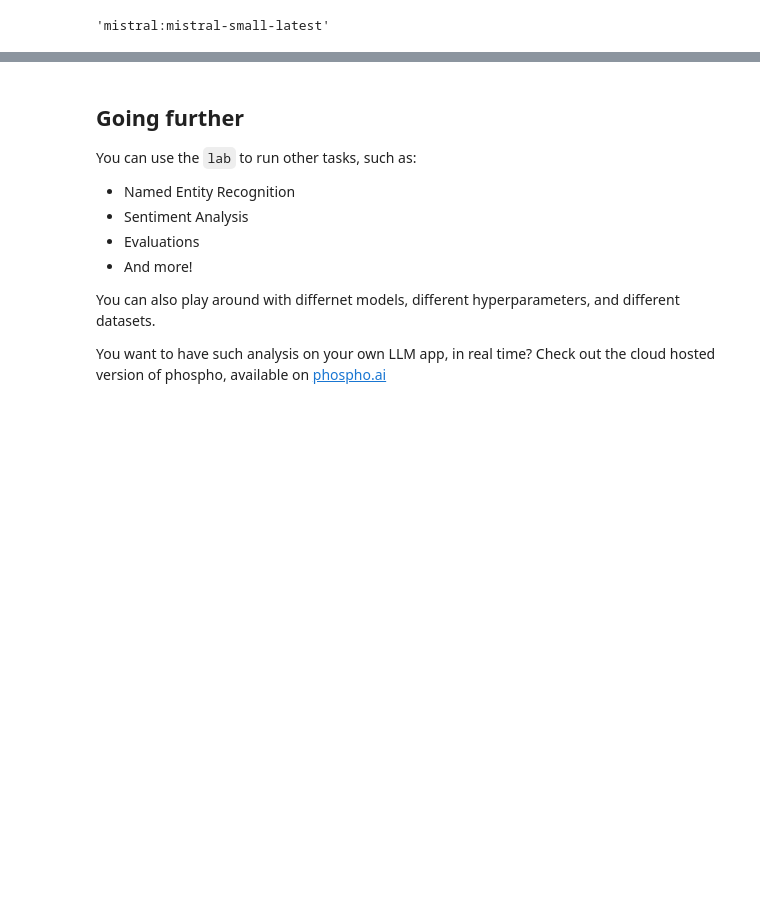
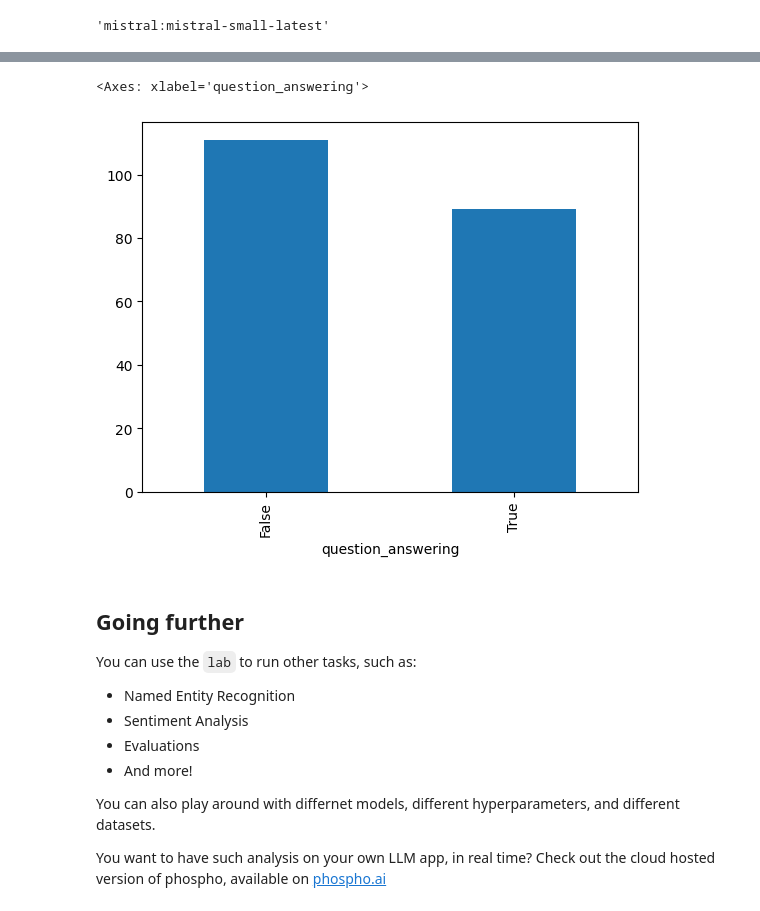
Before and after one commit to phospho-app/phospho, a Jupyter notebook: phospho-python/notebooks/quicksart.ipynb, the cells around one changed output, grey strips where cells are left out. Cells and saved outputs as stored; diff of their text form; code cells hidden in the pictures; blank space fills up the shorter version.

```diff
--- a/phospho-python/notebooks/quicksart.ipynb
+++ b/phospho-python/notebooks/quicksart.ipynb
@@ -117,0 +203,25 @@ workload_results = await workload.async_run(messages=messages, executor_type="pa
+# %%
+from typing import Literal
+
+workload = lab.Workload()
+
+# Setup the configs for our job
+class EventConfig(lab.JobConfig):
+    event_name: str
+    event_description: str
+    # Model are ordered from the least desired to the most desired
+    # The default model is set to be the "reference"
+    model_id: Literal["openai:gpt-4", "mistral:mistral-large-latest", "mistral:mistral-small-latest", "ollama:mistral-7B"] = "openai:gpt-4"
+
+# Add our job to the workload
+workload.add_job(
+    lab.Job(
+        name="sync_event_detection",
+        id="question_answering",
+        config=EventConfig(
+            event_name="Question Answering",
+            event_description="User asks a question to the assistant",
+            model_id="openai:gpt-4"
+        )
+    )
+)
@@ -171,3 +320,8 @@ In the dataset, 44.5% of the messages are a question. The rest are not.
+# %%
+workload.results_df().groupby("question_answering").size().plot(kind="bar")
+# %% [output]
+<Axes: xlabel='question_answering'>
+[figure, added]
 # %% [markdown]
 ## Going further
 
```
Also changed, not shown: parts of 43 cells of this notebook, 1 other file.
